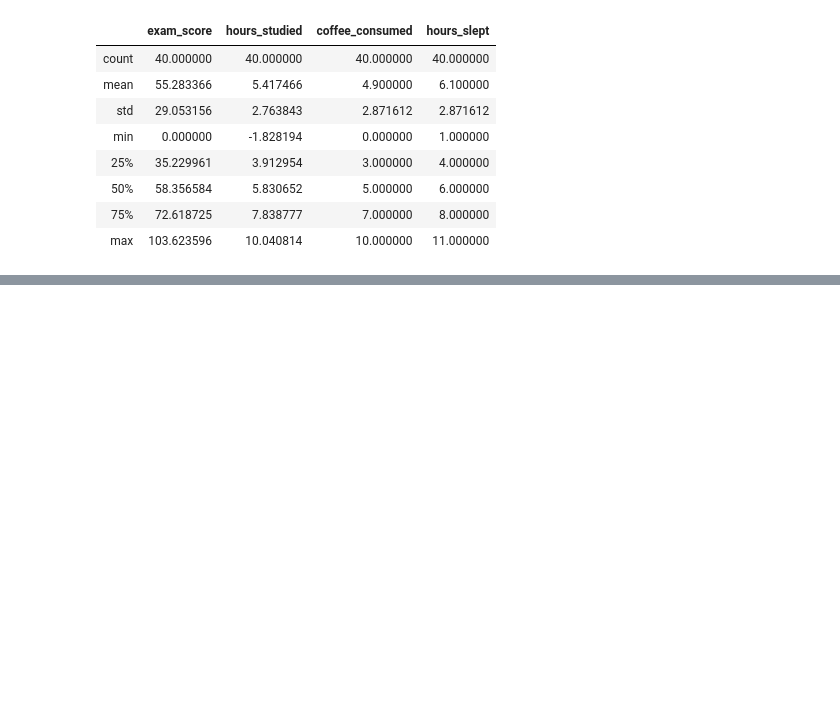
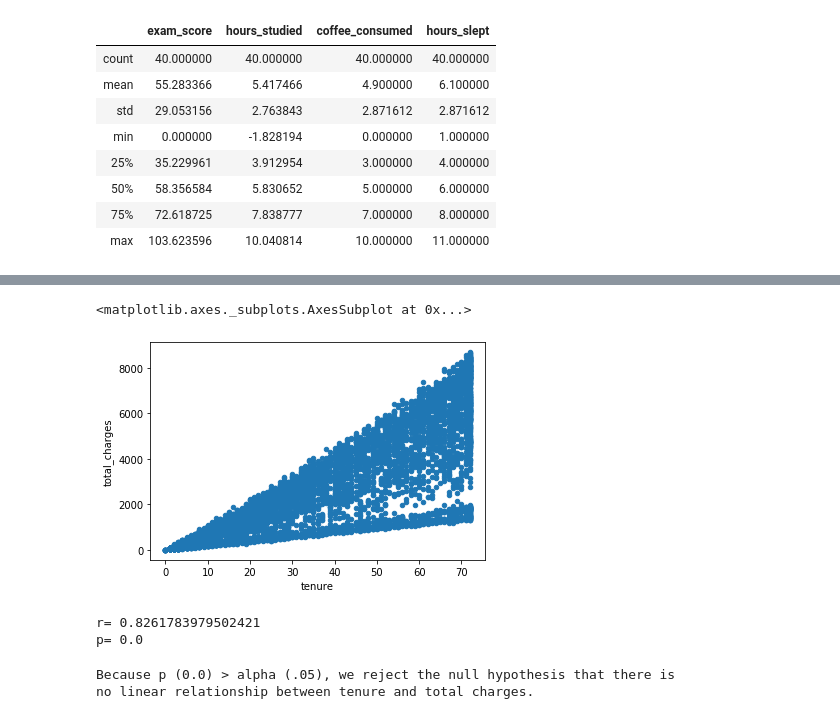
Before and after one commit to chasethompson/statistics_exercises, a Jupyter notebook: hypothesis_testing.ipynb, the cells around one changed output, grey strips where cells are left out. Cells and saved outputs as stored; diff of their text form; code cells hidden in the pictures; blank space fills up the shorter version.

Commit message:
Initial commit of the  pearsons r exercises

```diff
--- a/hypothesis_testing.ipynb
+++ b/hypothesis_testing.ipynb
@@ -458,0 +529,8 @@ df.describe()
+# %%
+x = customers.tenure
+y = customers.monthly_charges
+
+r, p = stats.pearsonr(x, y)
+
+print('r=', r)
+print('p=', p)
@@ -458,0 +553,2 @@ df.describe()
+# %%
+customers['total_charges'] = customers['total_charges'].replace(r'^\s*$', '0', regex=True)
@@ -458,0 +571,26 @@ df.describe()
+# %%
+customers['total_charges'] = customers['total_charges'].astype(float)
+# %%
+customers.plot.scatter(x='tenure', y='total_charges')
+# %% [output]
+<matplotlib.axes._subplots.AxesSubplot at 0x...>
+[figure, added]
+# %%
+x = customers.tenure
+y = customers.total_charges
+
+r, p = stats.pearsonr(x, y)
+
+print('r=', r)
+print('p=', p)
+# %% [output]
+r= 0.8261783979502421
+p= 0.0
+# %%
+print(f'''
+Because p ({p:.1f}) > alpha (.05), we reject the null hypothesis that there is
+no linear relationship between tenure and total charges.
+''')
+# %% [output]
+Because p (0.0) > alpha (.05), we reject the null hypothesis that there is
+no linear relationship between tenure and total charges.
```
Also changed, not shown: parts of 20 cells of this notebook.
